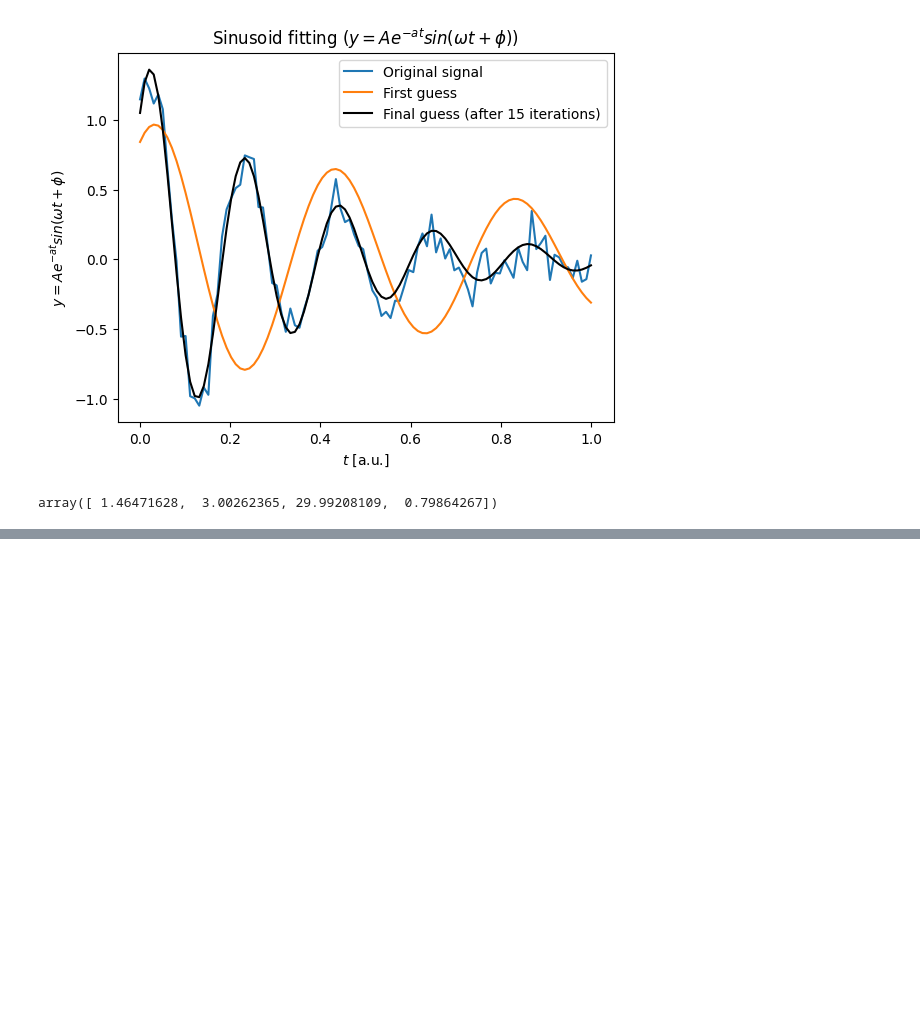
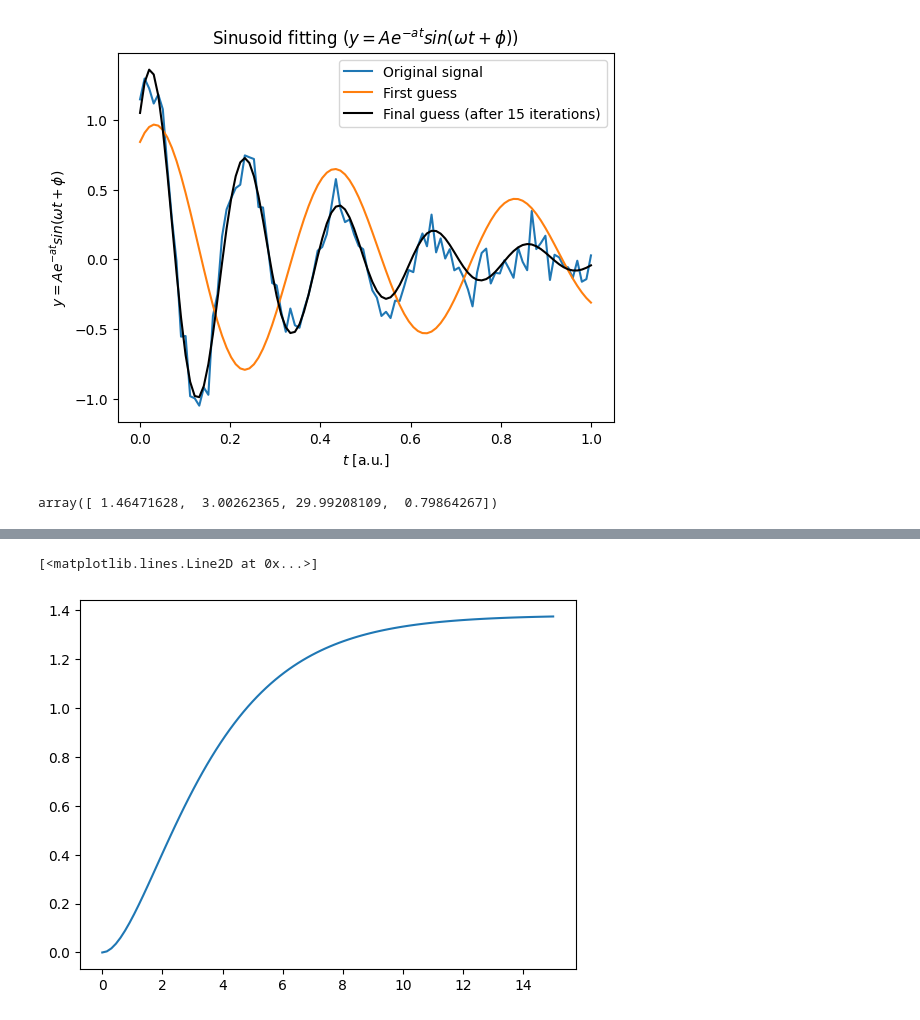
Before and after one commit to ivni195/metody_optymalizacji_lab, a Jupyter notebook: cwiczenie7/cwiczenie7.ipynb, the cells around one changed output, grey strips where cells are left out. Cells and saved outputs as stored; diff of their text form; code cells hidden in the pictures; blank space fills up the shorter version.

```diff
--- a/cwiczenie7/cwiczenie7.ipynb
+++ b/cwiczenie7/cwiczenie7.ipynb
@@ -209,0 +306,15 @@ Text(0.5, 0, 'iteration number')
+# %%
+# Zadanie 4
+
+data = loadmat('twoInertialData.mat')
+t = data['t'].flatten()
+y = data['y'].flatten()
+n_points = len(y)
+# %%
+plt.plot(t, y)
+plt.xlabel("$t$ [s]")
+plt.ylabel("$h$")
+plt.title("Funkcja h - zadanie 4")
+# %% [output]
+[<matplotlib.lines.Line2D at 0x...>]
+[figure, added]
```
Also changed, not shown: parts of 27 cells of this notebook, 5 other files.
